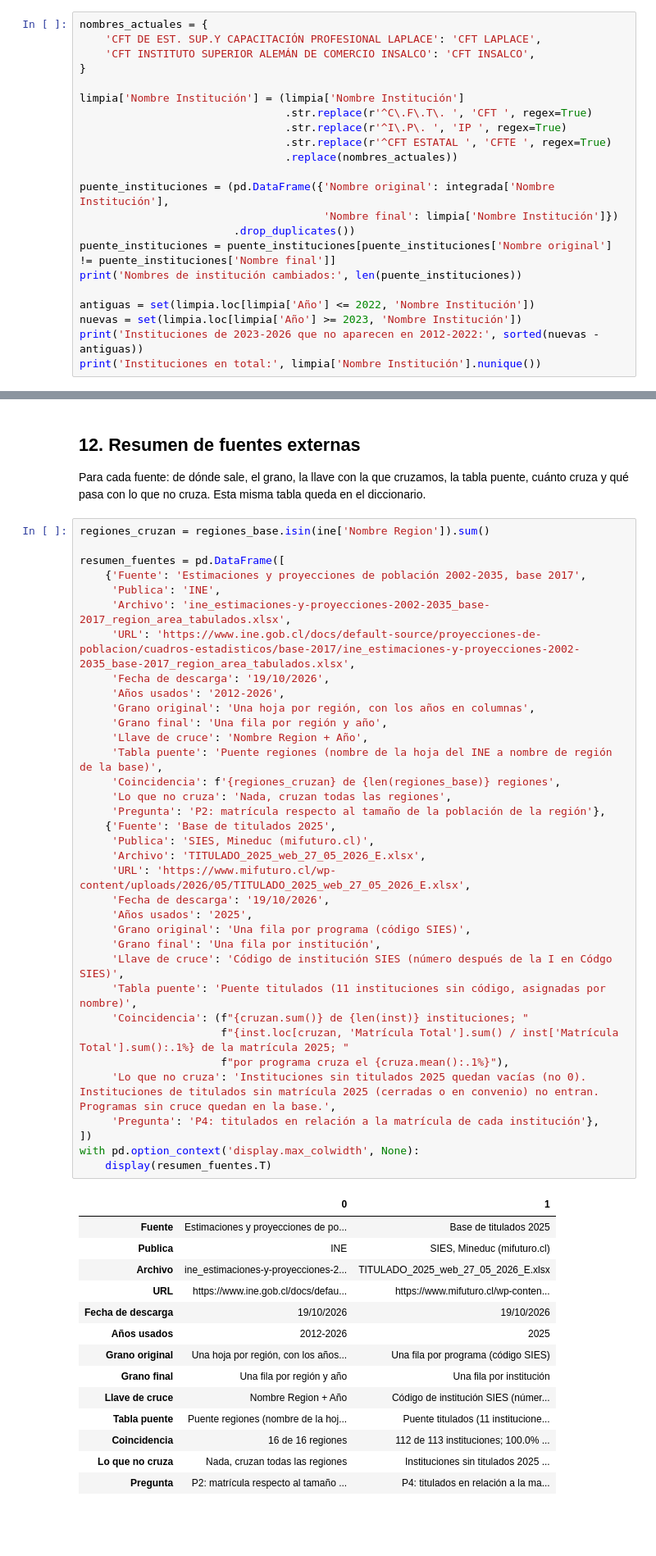
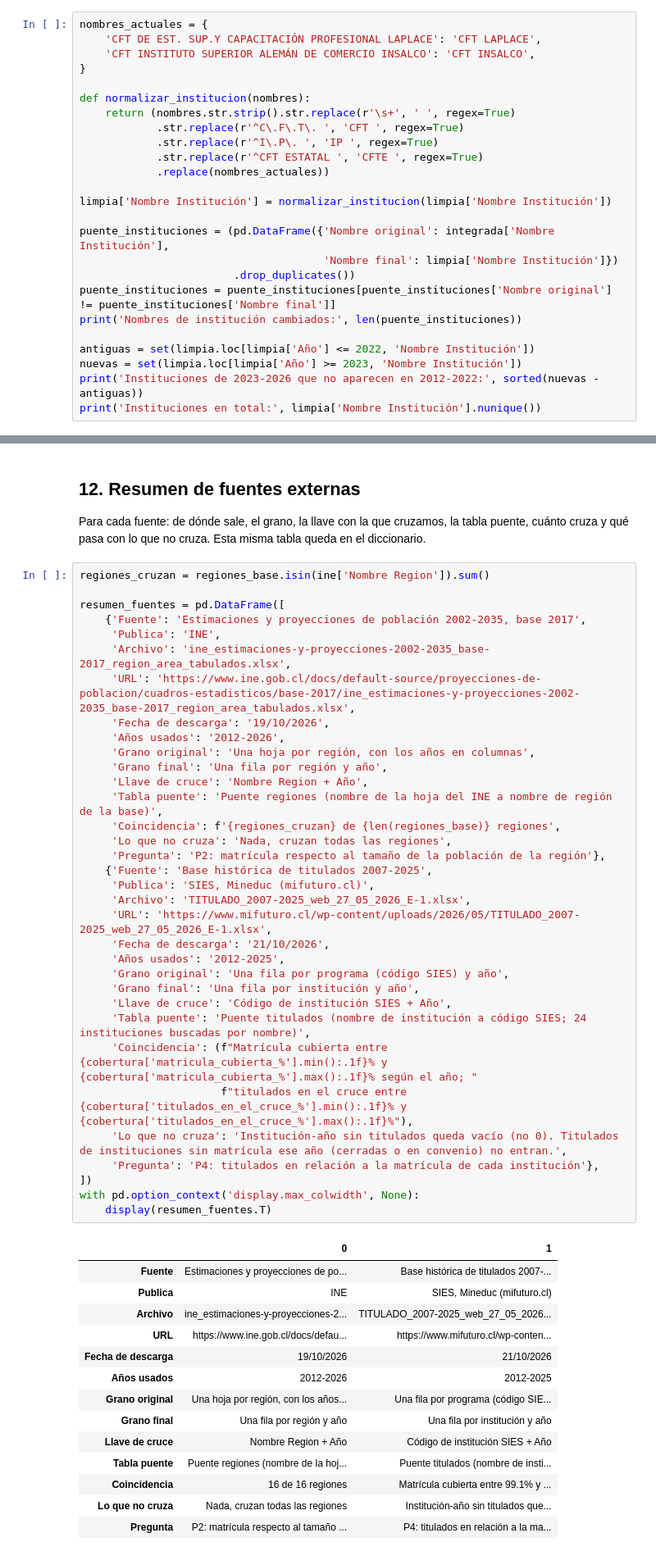
Before and after one commit to diegohuertan/BI_ETL_Hito1, a Jupyter notebook: ETL_Hito1.ipynb, the cells around one changed output, grey strips where cells are left out. Shown at 82% size. Drawn from its saved outputs; the diff is of its cells as text; blank space fills up the shorter version.

```diff
--- a/ETL_Hito1.ipynb
+++ b/ETL_Hito1.ipynb
@@ -447,11 +447,14 @@ nombres_actuales = {
     'CFT INSTITUTO SUPERIOR ALEMÁN DE COMERCIO INSALCO': 'CFT INSALCO',
 }
 
-limpia['Nombre Institución'] = (limpia['Nombre Institución']
-                                .str.replace(r'^C\.F\.T\. ', 'CFT ', regex=True)
-                                .str.replace(r'^I\.P\. ', 'IP ', regex=True)
-                                .str.replace(r'^CFT ESTATAL ', 'CFTE ', regex=True)
-                                .replace(nombres_actuales))
+def normalizar_institucion(nombres):
+    return (nombres.str.strip().str.replace(r'\s+', ' ', regex=True)
+            .str.replace(r'^C\.F\.T\. ', 'CFT ', regex=True)
+            .str.replace(r'^I\.P\. ', 'IP ', regex=True)
+            .str.replace(r'^CFT ESTATAL ', 'CFTE ', regex=True)
+            .replace(nombres_actuales))
+
+limpia['Nombre Institución'] = normalizar_institucion(limpia['Nombre Institución'])
 
 puente_instituciones = (pd.DataFrame({'Nombre original': integrada['Nombre Institución'],
                                       'Nombre final': limpia['Nombre Institución']})
@@ -906,52 +961,51 @@ Para cada fuente: de dónde sale, el grano, la llave con la que cruzamos, la tab
 # %%
 regiones_cruzan = regiones_base.isin(ine['Nombre Region']).sum()
 
 resumen_fuentes = pd.DataFrame([
     {'Fuente': 'Estimaciones y proyecciones de población 2002-2035, base 2017',
      'Publica': 'INE',
      'Archivo': 'ine_estimaciones-y-proyecciones-2002-2035_base-2017_region_area_tabulados.xlsx',
      'URL': 'https://www.ine.gob.cl/docs/default-source/proyecciones-de-poblacion/cuadros-estadisticos/base-2017/ine_estimaciones-y-proyecciones-2002-2035_base-2017_region_area_tabulados.xlsx',
      'Fecha de descarga': '19/10/2026',
      'Años usados': '2012-2026',
      'Grano original': 'Una hoja por región, con los años en columnas',
      'Grano final': 'Una fila por región y año',
      'Llave de cruce': 'Nombre Region + Año',
      'Tabla puente': 'Puente regiones (nombre de la hoja del INE a nombre de región de la base)',
      'Coincidencia': f'{regiones_cruzan} de {len(regiones_base)} regiones',
      'Lo que no cruza': 'Nada, cruzan todas las regiones',
      'Pregunta': 'P2: matrícula respecto al tamaño de la población de la región'},
-    {'Fuente': 'Base de titulados 2025',
+    {'Fuente': 'Base histórica de titulados 2007-2025',
      'Publica': 'SIES, Mineduc (mifuturo.cl)',
-     'Archivo': 'TITULADO_2025_web_27_05_2026_E.xlsx',
-     'URL': 'https://www.mifuturo.cl/wp-content/uploads/2026/05/TITULADO_2025_web_27_05_2026_E.xlsx',
-     'Fecha de descarga': '19/10/2026',
-     'Años usados': '2025',
-     'Grano original': 'Una fila por programa (código SIES)',
-     'Grano final': 'Una fila por institución',
-     'Llave de cruce': 'Código de institución SIES (número después de la I en Códgo SIES)',
-     'Tabla puente': 'Puente titulados (11 instituciones sin código, asignadas por nombre)',
-     'Coincidencia': (f"{cruzan.sum()} de {len(inst)} instituciones; "
-                      f"{inst.loc[cruzan, 'Matrícula Total'].sum() / inst['Matrícula Total'].sum():.1%} de la matrícula 2025; "
-                      f"por programa cruza el {cruza.mean():.1%}"),
-     'Lo que no cruza': 'Instituciones sin titulados 2025 quedan vacías (no 0). Instituciones de titulados sin matrícula 2025 (cerradas o en convenio) no entran. Programas sin cruce quedan en la base.',
+     'Archivo': 'TITULADO_2007-2025_web_27_05_2026_E-1.xlsx',
+     'URL': 'https://www.mifuturo.cl/wp-content/uploads/2026/05/TITULADO_2007-2025_web_27_05_2026_E-1.xlsx',
+     'Fecha de descarga': '21/10/2026',
+     'Años usados': '2012-2025',
+     'Grano original': 'Una fila por programa (código SIES) y año',
+     'Grano final': 'Una fila por institución y año',
+     'Llave de cruce': 'Código de institución SIES + Año',
+     'Tabla puente': 'Puente titulados (nombre de institución a código SIES; 24 instituciones buscadas por nombre)',
+     'Coincidencia': (f"Matrícula cubierta entre {cobertura['matricula_cubierta_%'].min():.1f}% y {cobertura['matricula_cubierta_%'].max():.1f}% según el año; "
+                      f"titulados en el cruce entre {cobertura['titulados_en_el_cruce_%'].min():.1f}% y {cobertura['titulados_en_el_cruce_%'].max():.1f}%"),
+     'Lo que no cruza': 'Institución-año sin titulados queda vacío (no 0). Titulados de instituciones sin matrícula ese año (cerradas o en convenio) no entran.',
      'Pregunta': 'P4: titulados en relación a la matrícula de cada institución'},
 ])
 with pd.option_context('display.max_colwidth', None):
     display(resumen_fuentes.T)
 # %% [output]
 |  | 0 | 1 |
-| Fuente | Estimaciones y proyecciones de po... | Base de titulados 2025 |
+| Fuente | Estimaciones y proyecciones de po... | Base histórica de titulados 2007-... |
 | Publica | INE | SIES, Mineduc (mifuturo.cl) |
-| Archivo | ine_estimaciones-y-proyecciones-2... | TITULADO_2025_web_27_05_2026_E.xlsx |
+| Archivo | ine_estimaciones-y-proyecciones-2... | TITULADO_2007-2025_web_27_05_2026... |
 | URL | https://www.ine.gob.cl/docs/defau... | https://www.mifuturo.cl/wp-conten... |
-| Fecha de descarga | 19/10/2026 | 19/10/2026 |
-| Años usados | 2012-2026 | 2025 |
-| Grano original | Una hoja por región, con los años... | Una fila por programa (código SIES) |
-| Grano final | Una fila por región y año | Una fila por institución |
-| Llave de cruce | Nombre Region + Año | Código de institución SIES (númer... |
-| Tabla puente | Puente regiones (nombre de la hoj... | Puente titulados (11 institucione... |
-| Coincidencia | 16 de 16 regiones | 112 de 113 instituciones; 100.0% ... |
-| Lo que no cruza | Nada, cruzan todas las regiones | Instituciones sin titulados 2025 ... |
+| Fecha de descarga | 19/10/2026 | 21/10/2026 |
+| Años usados | 2012-2026 | 2012-2025 |
+| Grano original | Una hoja por región, con los años... | Una fila por programa (código SIE... |
+| Grano final | Una fila por región y año | Una fila por institución y año |
+| Llave de cruce | Nombre Region + Año | Código de institución SIES + Año |
+| Tabla puente | Puente regiones (nombre de la hoj... | Puente titulados (nombre de insti... |
+| Coincidencia | 16 de 16 regiones | Matrícula cubierta entre 99.1% y ... |
+| Lo que no cruza | Nada, cruzan todas las regiones | Institución-año sin titulados que... |
 | Pregunta | P2: matrícula respecto al tamaño ... | P4: titulados en relación a la ma... |
 # %% [markdown]
 ## 13. Exportar
```
Also changed, not shown: parts of 28 cells of this notebook, 6 other files.
